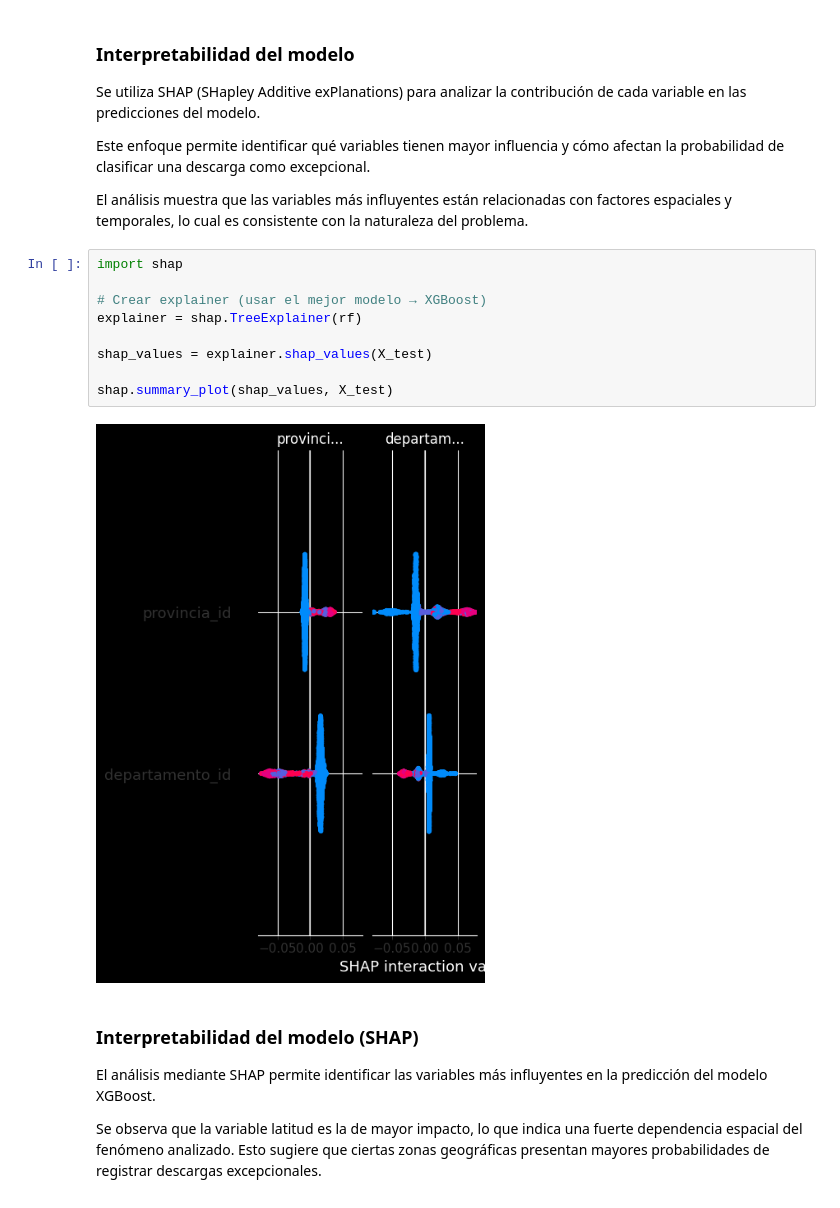
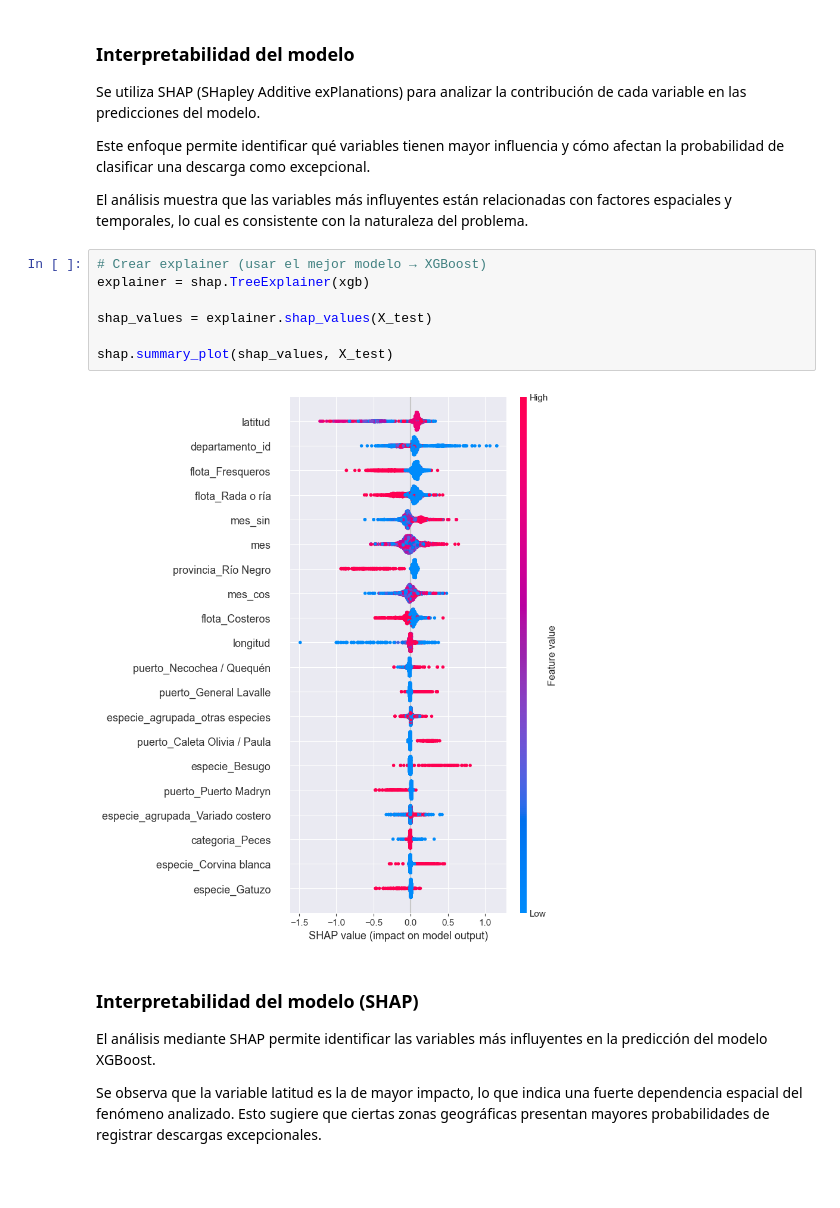
Before and after one commit to brandonOrellana/MODELADO_PREDICTIVO_DE_DESCARGAS_PESQUERAS, a Jupyter notebook: CLASIFICACION DESCARGAS.ipynb, the cells around one changed output. Cells and saved outputs as stored; diff of their text form.

```diff
--- a/CLASIFICACION DESCARGAS.ipynb
+++ b/CLASIFICACION DESCARGAS.ipynb
@@ -788,16 +758,14 @@ Este enfoque permite identificar qué variables tienen mayor influencia y cómo
 
 El análisis muestra que las variables más influyentes están relacionadas con factores espaciales y temporales, lo cual es consistente con la naturaleza del problema.
 # %%
-import shap
-
 # Crear explainer (usar el mejor modelo → XGBoost)
-explainer = shap.TreeExplainer(rf)
+explainer = shap.TreeExplainer(xgb)
 
 shap_values = explainer.shap_values(X_test)
 
 shap.summary_plot(shap_values, X_test)
 # %% [output]
-[figure, old version]
+[figure, new version]
 # %% [markdown]
 ### Interpretabilidad del modelo (SHAP)
 
```
Also changed, not shown: parts of 20 cells of this notebook, 1 other file.
